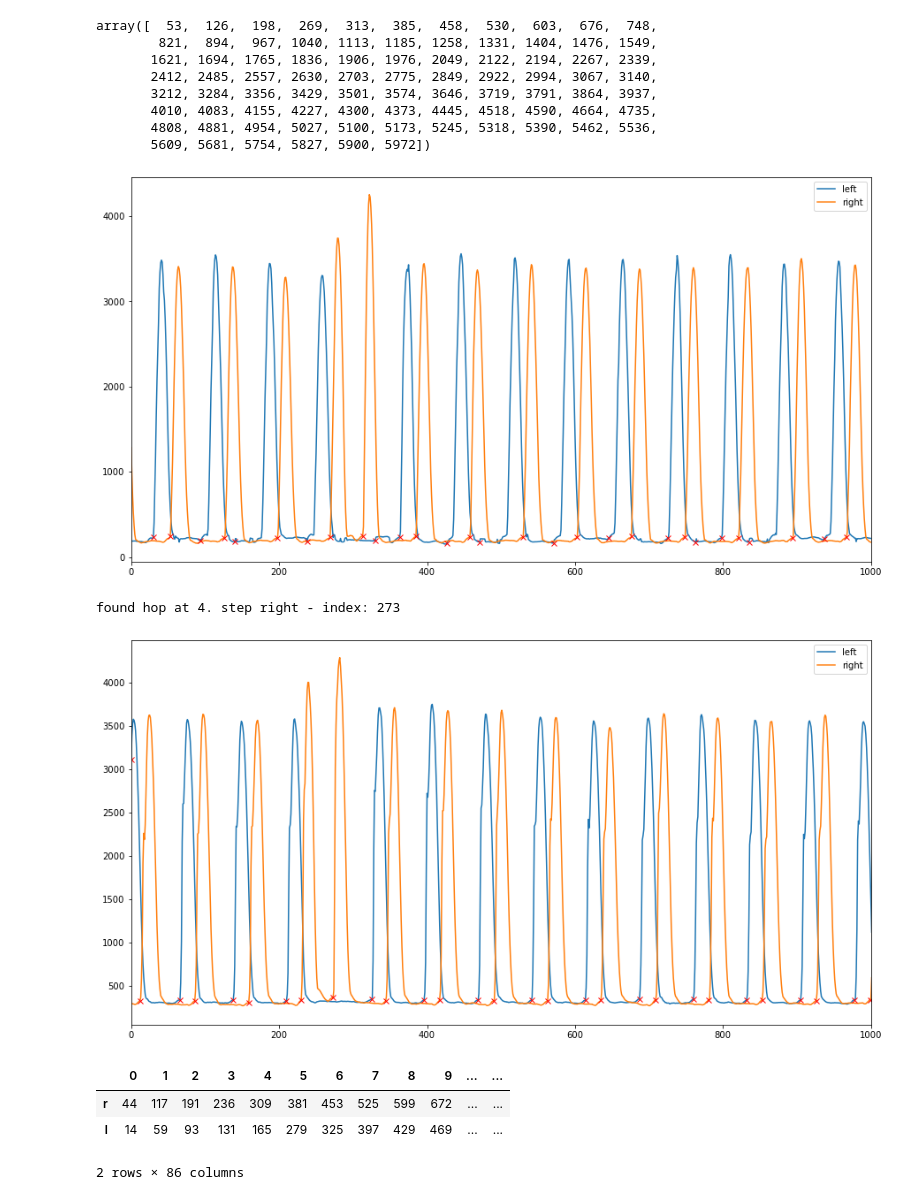
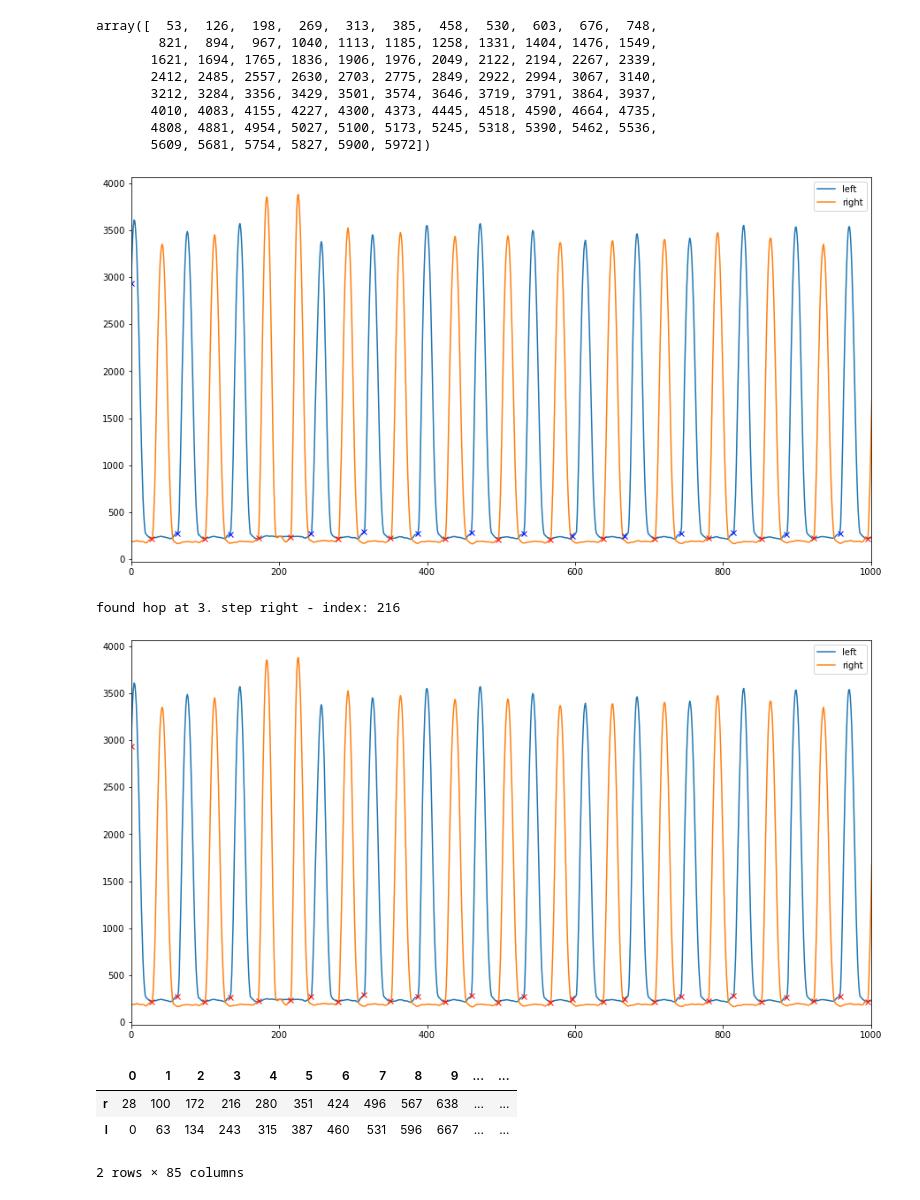
Before and after one commit to luceskywalker/TexSense, a Jupyter notebook: study1/jupyter/p01/p01.ipynb, the cells around one changed output. Drawn from its saved outputs; the diff is of its cells as text; code cells hidden in the pictures.

```diff
--- a/study1/jupyter/p01/p01.ipynb
+++ b/study1/jupyter/p01/p01.ipynb
@@ -60,9 +60,9 @@ def pi_ic(force_side, sampling_rate):
     # first IC is when rfd first exceeds 1500 N/s
     IC_side = [rfd_1500[0]]
 
-    # next IC of the same side has to be at least 250 ms away (fs/4)
+    # next IC of the same side has to be at least 500 ms away (fs/2)
     for i in range(1, len(rfd_1500)):
-        if rfd_1500[i] - rfd_1500[i - 1] > sampling_rate / 4:
+        if rfd_1500[i] - rfd_1500[i - 1] > sampling_rate / 2:
             IC_side.append(rfd_1500[i])
     IC_side=np.array(IC_side, dtype=int)
     return IC_side
@@ -169,14 +169,14 @@ array([  53,  126,  198,  269,  313,  385,  458,  530,  603,  676,  748,
 # %%
 plt.plot(force_left[:], label='left')
 plt.plot(force_right[:], label='right')
 plt.plot(ic_right, force_right[ic_right], 'rx')
-plt.plot(ic_left, force_left[ic_left], 'rx')
+plt.plot(ic_left, force_left[ic_left], 'bx')
 plt.xlim(0,1000)
 plt.legend()
 fig = plt.gcf()
 fig.set_size_inches(15, 8)
 # %% [output]
-[figure, old version]
+[figure, new version]
 # %%
 treadmill = conditions[conditions['surface']!='OG']['path']
 i=0
@@ -201,15 +201,15 @@ fig.set_size_inches(15, 8)
 
 i += 1
 # %% [output]
-found hop at 4. step right - index: 273
+found hop at 3. step right - index: 216
-[figure, old version]
+[figure, new version]
 # %%
 pd.DataFrame([ic_right, ic_left], index =['r', 'l'])
 # %% [output]
 |  | 0 | 1 | 2 | 3 | 4 | 5 | 6 | 7 | 8 | 9 | ... | ... |
-| r | 44 | 117 | 191 | 236 | 309 | 381 | 453 | 525 | 599 | 672 | ... | ... |
-| l | 14 | 59 | 93 | 131 | 165 | 279 | 325 | 397 | 429 | 469 | ... | ... |
+| r | 28 | 100 | 172 | 216 | 280 | 351 | 424 | 496 | 567 | 638 | ... | ... |
+| l | 0 | 63 | 134 | 243 | 315 | 387 | 460 | 531 | 596 | 667 | ... | ... |
-2 rows × 86 columns
+2 rows × 85 columns
 # %%
 def find_hop(events_dict):
     if events_dict['IC_left'][0]<events_dict['IC_right'][0]:
```
Also changed, not shown: parts of 11 cells of this notebook.
